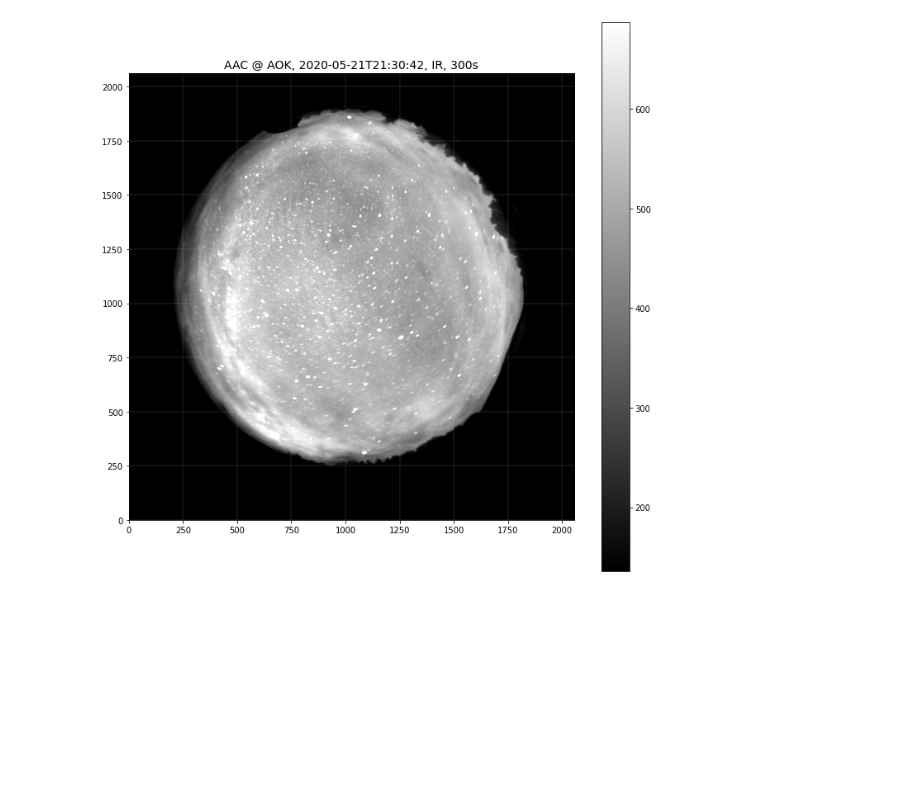
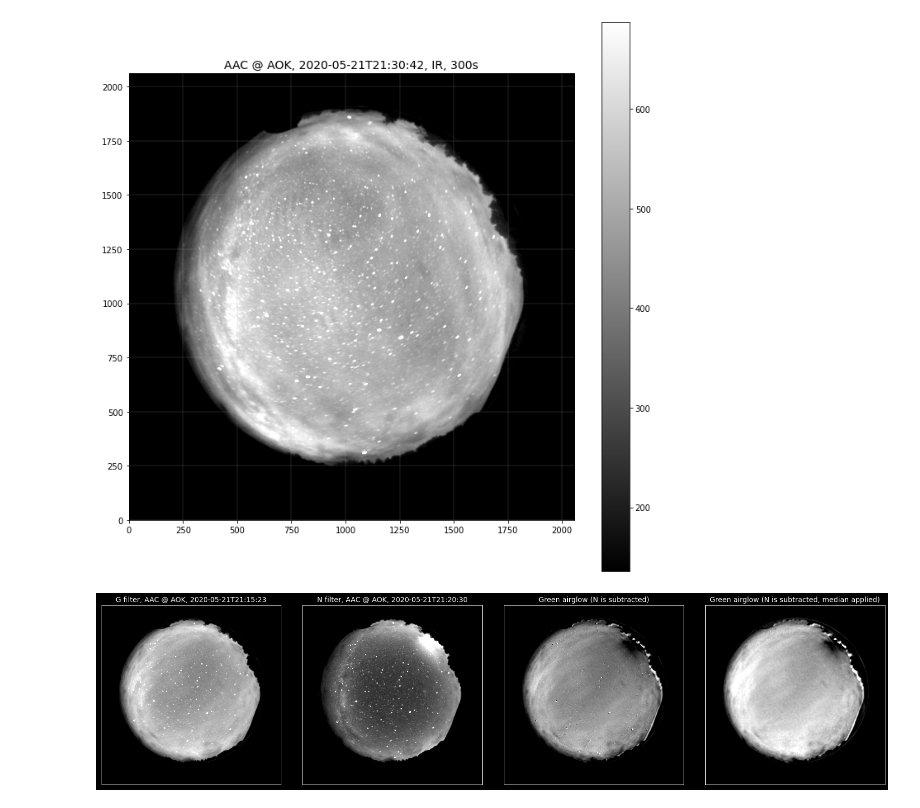
Before and after one commit to space-lab-sk/amon-es, a Jupyter notebook: python_notebooks/plot_aac_data.ipynb, the cells around one changed output. Drawn from its saved outputs; the diff is of its cells as text; code cells hidden in the pictures; blank space fills up the shorter version.

Commit message:
Update of aac data visualization exercise

```diff
--- a/python_notebooks/plot_aac_data.ipynb
+++ b/python_notebooks/plot_aac_data.ipynb
@@ -53,3 +77,27 @@ plt.show()
+# %%
+# change plot background
+plt.switch_backend('Agg')
+plt.style.use('dark_background')
+
+# plot the data
+data_list = [image_data0, image_data1, image_subtracted, image_sub_median]
+title_list = ['G filter, AAC @ AOK, ' + image_hdr0['DATE-OBS'],
+              'N filter, AAC @ AOK, ' + image_hdr1['DATE-OBS'],
+              'Green airglow (N is subtracted)',
+              'Green airglow (N is subtracted, median applied)']
+plt.figure(figsize=(22, 8))
+gridspec.GridSpec(1, len(data_list))
+for i in range(0, len(data_list)):
+    plt.subplot2grid((1, 4), (0, i), colspan=1)
+    plt.title(title_list[i], fontsize=14)
+    plt.imshow(data_list[i], cmap='gray', vmin=np.percentile(data_list[i], 50),
+               vmax=np.percentile(data_list[i], 99),
+               interpolation="bicubic", origin='lower')
+    plt.tight_layout()
+    plt.xticks([])
+    plt.yticks([])
+# %% [output]
+[figure, added]
 # %%
 ## BONUS:
 
```
Also changed, not shown: parts of 5 cells of this notebook.
